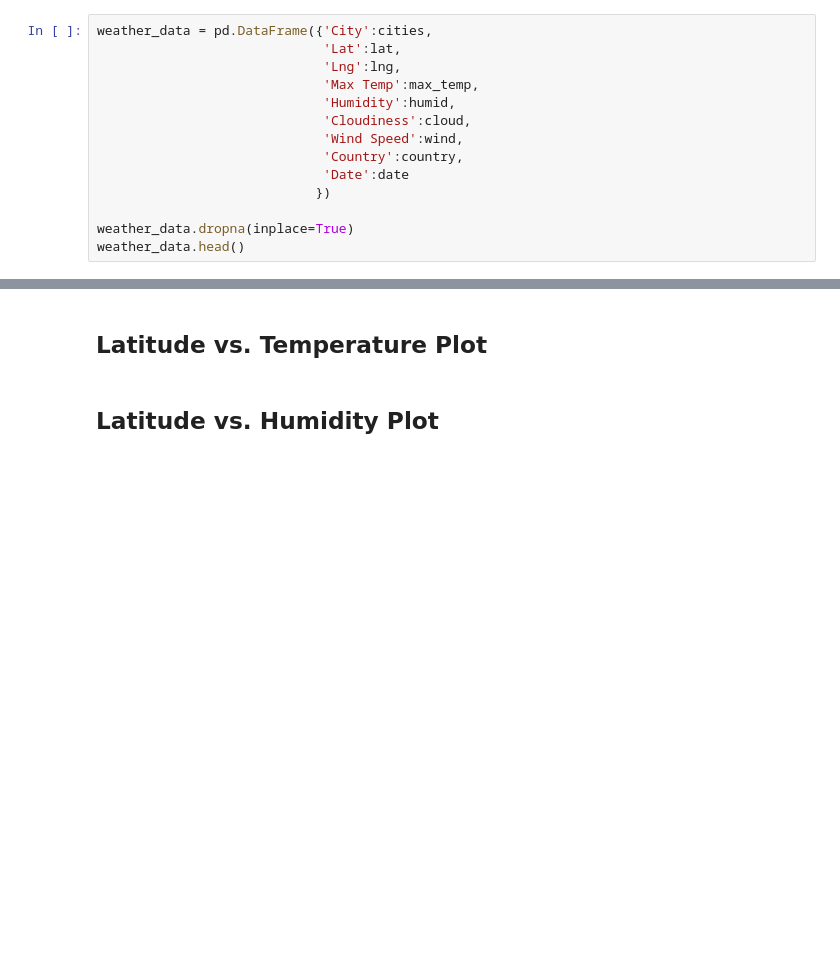
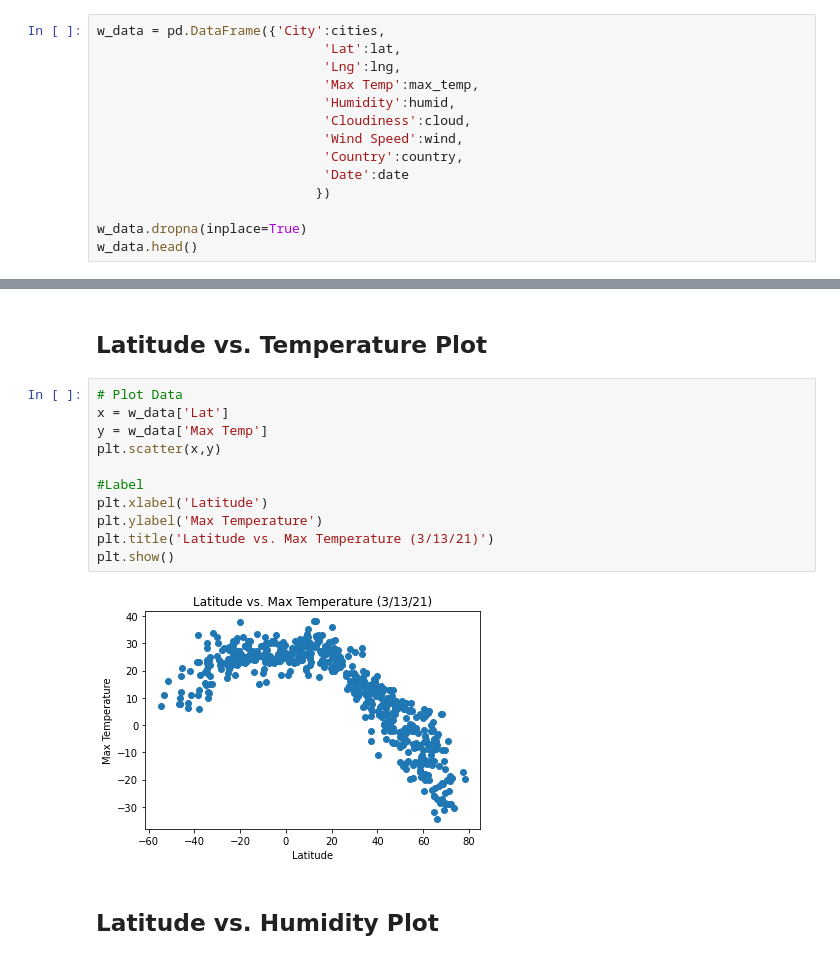
Before and after one commit to moormeierz/API-challenge, a Jupyter notebook: WeatherPy/WeatherPy.ipynb, the cells around one changed output, grey strips where cells are left out. Drawn from its saved outputs; the diff is of its cells as text; blank space fills up the shorter version.

Commit message:
all charts

```diff
--- a/WeatherPy/WeatherPy.ipynb
+++ b/WeatherPy/WeatherPy.ipynb
@@ -157,7 +157,7 @@ for city in cities:
 
     continue
 # %%
-weather_data = pd.DataFrame({'City':cities,
+w_data = pd.DataFrame({'City':cities,
                              'Lat':lat,
                              'Lng':lng,
                              'Max Temp':max_temp,
@@ -168,8 +168,8 @@ weather_data = pd.DataFrame({'City':cities,
                              'Date':date
                             })
 
-weather_data.dropna(inplace=True)
-weather_data.head()
+w_data.dropna(inplace=True)
+w_data.head()
 # %% [output]
 |  | City | Lat | Lng | Max Temp | Humidity | Cloudiness | Wind Speed | Country | Date |
 | 0 | pangnirtung | 66.1451 | -65.7125 | -27.00 | 69.0 | 20.0 | 1.68 | CA | 1.615659e+09 |
@@ -208,5 +199,18 @@ There is not humidity over 100%
 * Save the plotted figures as .pngs.
 # %% [markdown]
 ## Latitude vs. Temperature Plot
+# %%
+# Plot Data
+x = w_data['Lat']
+y = w_data['Max Temp']
+plt.scatter(x,y)
+
+#Label
+plt.xlabel('Latitude')
+plt.ylabel('Max Temperature')
+plt.title('Latitude vs. Max Temperature (3/13/21)')
+plt.show()
+# %% [output]
+[figure, added]
 # %% [markdown]
 ## Latitude vs. Humidity Plot
```
Also changed, not shown: parts of 16 cells of this notebook, 1 other file.
